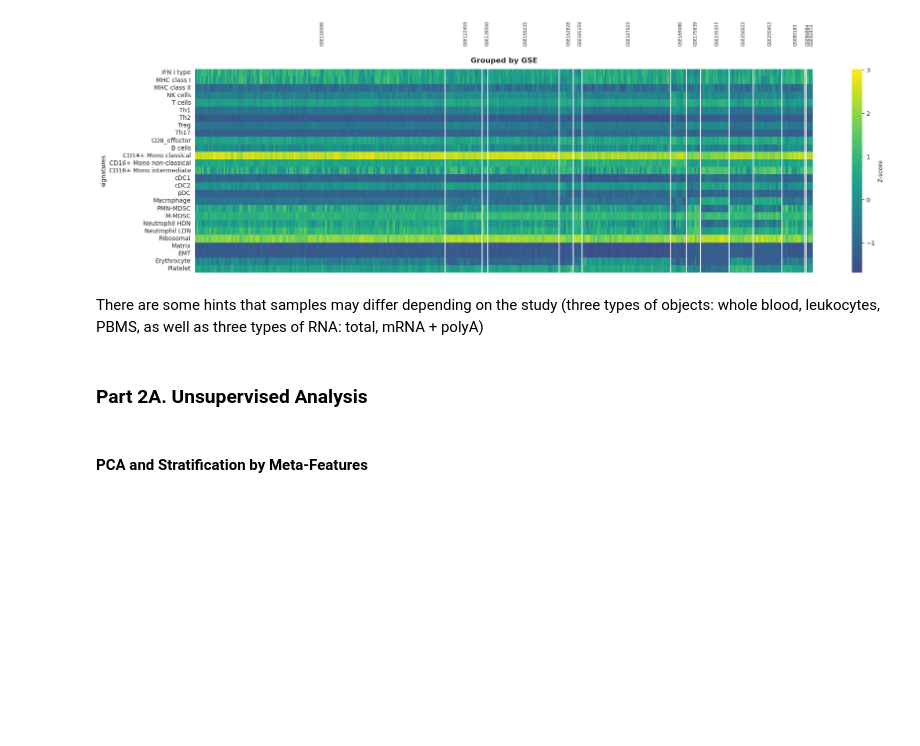
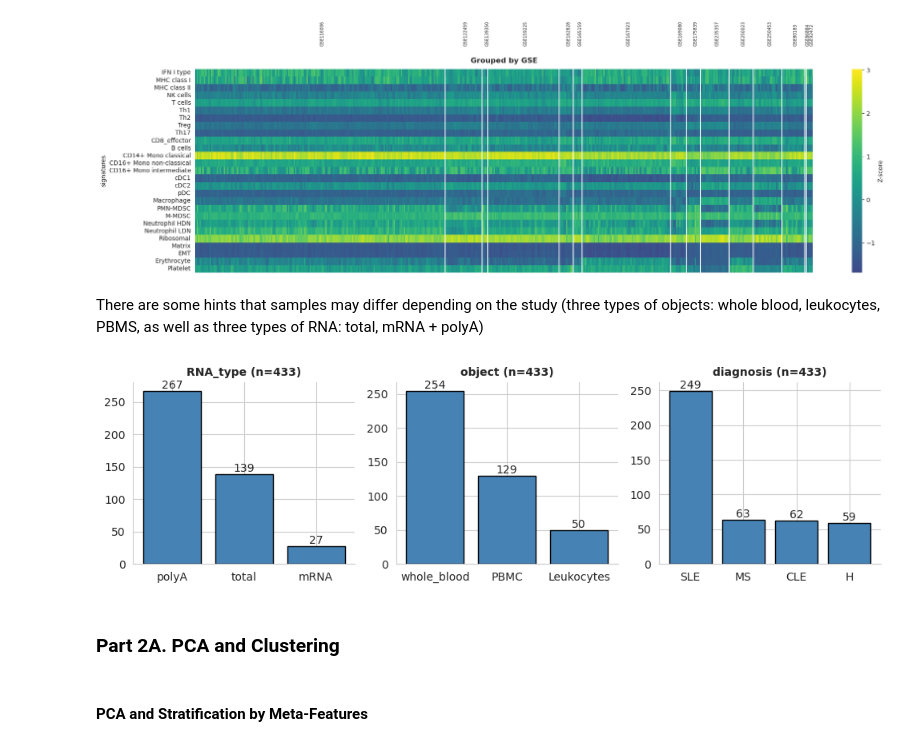
Before and after one commit to a-senkovenko/SKO-1, a Jupyter notebook: notebooks/feature_classifier.ipynb, the cells around one changed output. Cells and saved outputs as stored; diff of their text form; code cells hidden in the pictures; blank space fills up the shorter version.

````diff
--- a/notebooks/feature_classifier.ipynb
+++ b/notebooks/feature_classifier.ipynb
@@ -48,7 +50,7 @@ plt.rcParams['font.size'] = 10
 ####  Loading Metadata, Counts Matrix, and Gene Annotations
 # %%
 # Metadata
-metadata = pd.read_csv('metadata.csv', sep=',', index_col=1)
+metadata = pd.read_csv('../data/metadata.csv', sep=',', index_col=1)
 metadata
 # %% [output]
 |  | GSE | object | diagnosis | sex | age | ethnicity | RNA_type | treatment | disease_type | country | ... |
@@ -86,7 +88,7 @@ featureCounts
 ```
 # %%
 # Counts Matrix
-counts = pd.read_csv('counts_merged.csv', sep=',', index_col=0)
+counts = pd.read_csv('../data/counts_merged.csv', sep=',', index_col=0)
 counts
 # %% [output]
 |  | SRR10342368 | SRR10342369 | SRR10342370 | SRR10342371 | SRR12794681 | SRR12794682 | SRR12794683 | ... |
@@ -105,7 +107,7 @@ counts
 59268 rows × 435 columns
 # %%
 # Gene Annotations/ Mapping dict (DDX11L1 | ENSG00000223972 | Lenght)
-mapping_dict = pd.read_csv('genes_ensembl_length.csv', sep=',', index_col=0)
+mapping_dict = pd.read_csv('../data/genes_ensembl_length.csv', sep=',', index_col=0)
 mapping_dict
 # %% [output]
 |  | Ensembl | Length |
@@ -248,8 +248,27 @@ plt.show()
 [figure]
 # %% [markdown]
 There are some hints that samples may differ depending on the study (three types of objects: whole blood, leukocytes, PBMS, as well as three types of RNA: total, mRNA + polyA)
+# %%
+# Samples distribution by 'RNA_type', 'object', 'diagnosis'
+fig, axes = plt.subplots(1, 3, figsize=(10, 3))
+
+for ax, col in zip(axes, ['RNA_type', 'object', 'diagnosis']):
+    counts = metadata[col].value_counts()
+    ax.bar(counts.index, counts.values, color='steelblue', edgecolor='black')
+    ax.set_title(f'{col} (n={len(metadata)})', fontsize=10, fontweight='bold')
+    ax.tick_params(axis='x', rotation=0)
+    ax.spines['top'].set_visible(False)
+    ax.spines['right'].set_visible(False)
+
+    # number
+    for i, v in enumerate(counts.values):
+        ax.text(i, v, f'{v}', ha='center', va='bottom', fontsize=10)
+
+plt.tight_layout()
+# %% [output]
+[figure, added]
 # %% [markdown]
-### Part 2A. Unsupervised Analysis
+### Part 2A. PCA and Clustering
 # %% [markdown]
 #### PCA and Stratification by Meta-Features
 # %%
````
Also changed, not shown: parts of 14 cells of this notebook, 1 other file.
